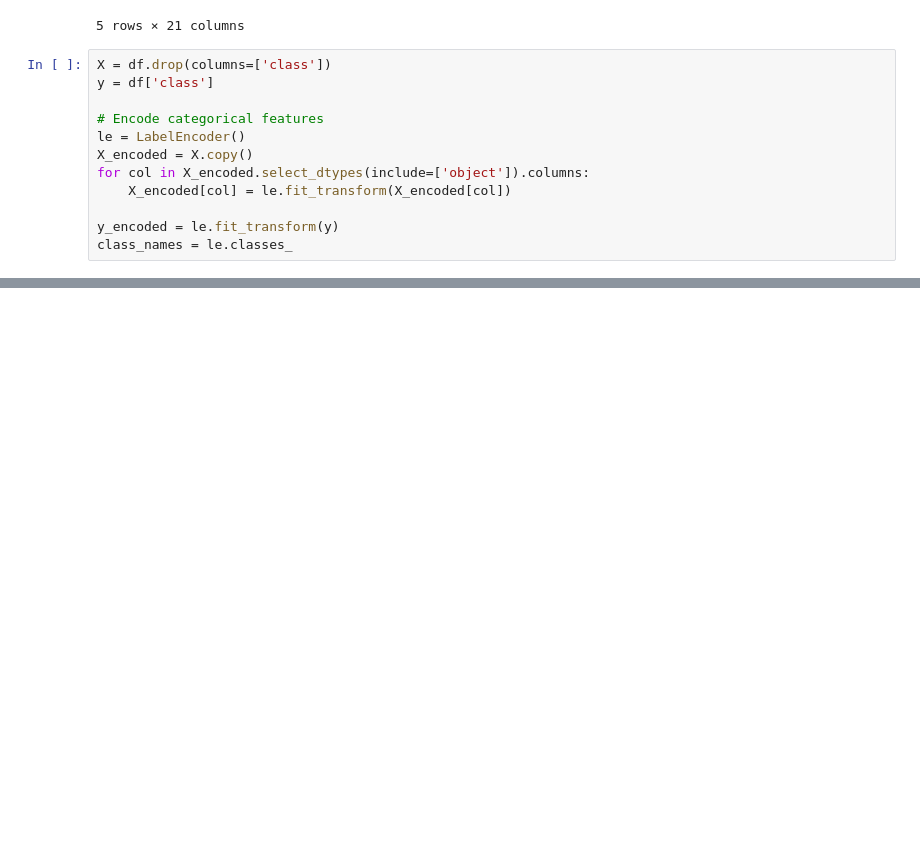
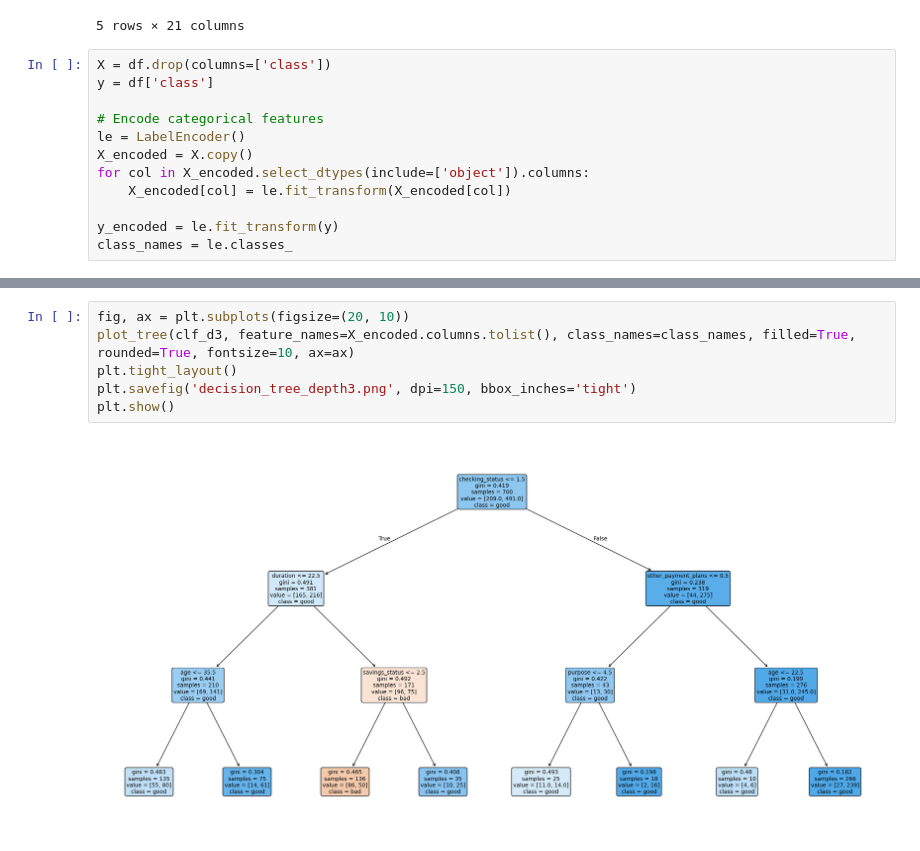
Before and after one commit to cezar03/ExplainableAI, a Jupyter notebook: decision_tree.ipynb, the cells around one changed output, grey strips where cells are left out. Saved outputs shown, nothing was run; the diff lists cells and outputs as text; blank space fills up the shorter version.

```diff
--- a/decision_tree.ipynb
+++ b/decision_tree.ipynb
@@ -87,0 +111,8 @@ plt.show()
+# %%
+fig, ax = plt.subplots(figsize=(20, 10))
+plot_tree(clf_d3, feature_names=X_encoded.columns.tolist(), class_names=class_names, filled=True, rounded=True, fontsize=10, ax=ax)
+plt.tight_layout()
+plt.savefig('decision_tree_depth3.png', dpi=150, bbox_inches='tight')
+plt.show()
+# %% [output]
+[figure, added]
```
Also changed, not shown: parts of 13 cells of this notebook, 4 other files.
